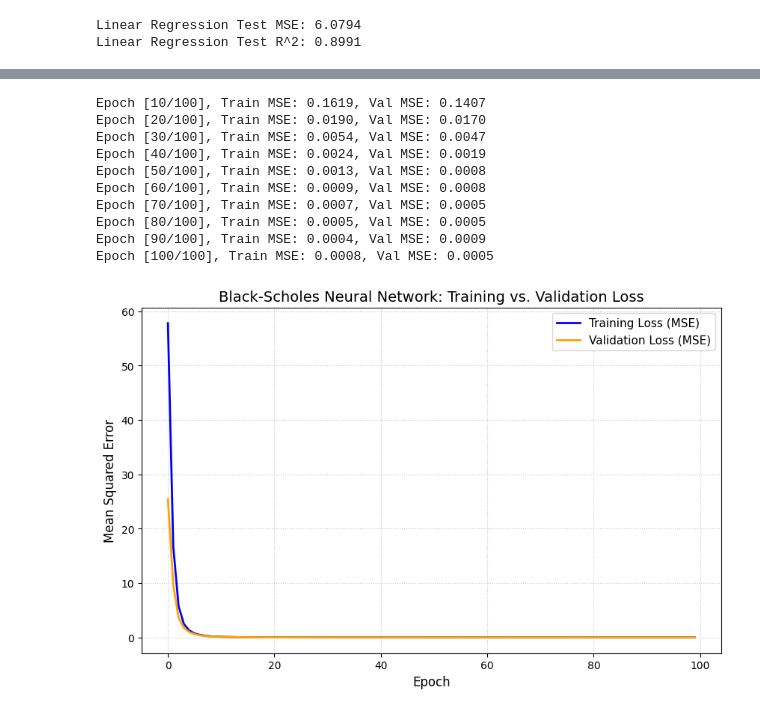
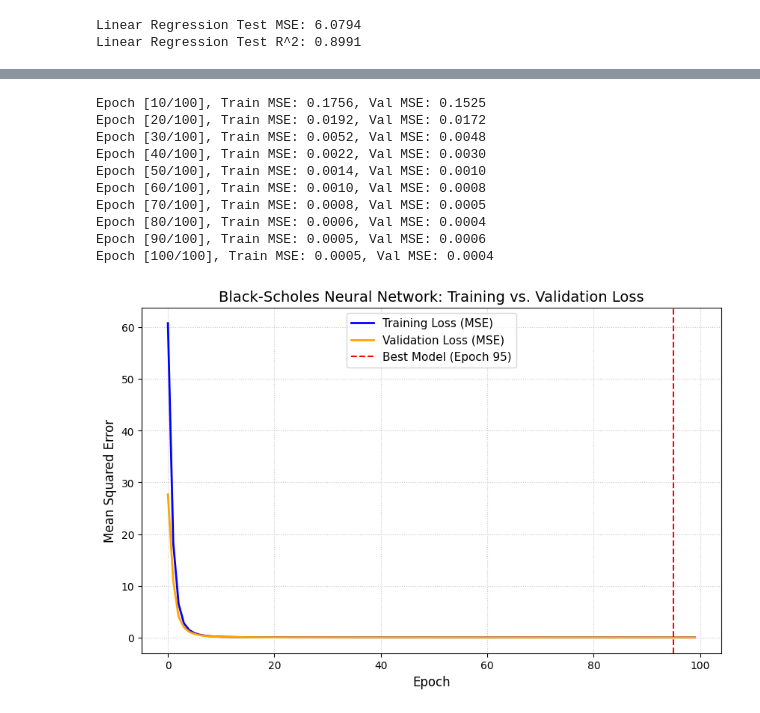
Before and after one commit to yangke34/RSM338-Assignment-6, a Jupyter notebook: RSM338 Assignment 6 Part B.ipynb, the cells around one changed output, grey strips where cells are left out. Saved outputs shown, nothing was run; the diff lists cells and outputs as text; code cells hidden in the pictures.

```diff
--- a/RSM338 Assignment 6 Part B.ipynb
+++ b/RSM338 Assignment 6 Part B.ipynb
@@ -122,7 +122,7 @@ import matplotlib.pyplot as plt
 import torch
 
 # Set seed for reproducibility
-torch.manual_seed(42)
+torch.manual_seed(23)
 
 # 1. Define the Neural Network Architecture
 class BlackScholesNet(nn.Module):
@@ -192,27 +192,33 @@ for epoch in range(epochs):
 
     if (epoch + 1) % 10 == 0:
         print(f'Epoch [{epoch+1}/{epochs}], Train MSE: {avg_train_loss:.4f}, Val MSE: {val_loss:.4f}')
-
-# 5. Plotting the Loss Curves
-plt.figure(figsize=(10, 6))
-plt.plot(train_losses, label='Training Loss (MSE)', color='blue', linewidth=2)
-plt.plot(val_losses, label='Validation Loss (MSE)', color='orange', linewidth=2)
-plt.title('Black-Scholes Neural Network: Training vs. Validation Loss', fontsize=14)
-plt.xlabel('Epoch', fontsize=12)
-plt.ylabel('Mean Squared Error', fontsize=12)
-plt.legend(fontsize=11)
-plt.grid(True, linestyle=':', alpha=0.7)
-plt.show()
 # %% [output]
-Epoch [10/100], Train MSE: 0.1619, Val MSE: 0.1407
-Epoch [20/100], Train MSE: 0.0190, Val MSE: 0.0170
-Epoch [30/100], Train MSE: 0.0054, Val MSE: 0.0047
-Epoch [40/100], Train MSE: 0.0024, Val MSE: 0.0019
-Epoch [50/100], Train MSE: 0.0013, Val MSE: 0.0008
-Epoch [60/100], Train MSE: 0.0009, Val MSE: 0.0008
-Epoch [70/100], Train MSE: 0.0007, Val MSE: 0.0005
-Epoch [80/100], Train MSE: 0.0005, Val MSE: 0.0005
-Epoch [90/100], Train MSE: 0.0004, Val MSE: 0.0009
-Epoch [100/100], Train MSE: 0.0008, Val MSE: 0.0005
+Epoch [10/100], Train MSE: 0.1756, Val MSE: 0.1525
+Epoch [20/100], Train MSE: 0.0192, Val MSE: 0.0172
+Epoch [30/100], Train MSE: 0.0052, Val MSE: 0.0048
+Epoch [40/100], Train MSE: 0.0022, Val MSE: 0.0030
+Epoch [50/100], Train MSE: 0.0014, Val MSE: 0.0010
+Epoch [60/100], Train MSE: 0.0010, Val MSE: 0.0008
+Epoch [70/100], Train MSE: 0.0008, Val MSE: 0.0005
+Epoch [80/100], Train MSE: 0.0006, Val MSE: 0.0004
+Epoch [90/100], Train MSE: 0.0005, Val MSE: 0.0006
+Epoch [100/100], Train MSE: 0.0005, Val MSE: 0.0004
-[figure, removed]
+# %%
+# Plotting the Loss Curves
+plt.figure(figsize=(10, 6))
+plt.plot(train_losses, label='Training Loss (MSE)', color='blue', linewidth=2)
+plt.plot(val_losses, label='Validation Loss (MSE)', color='orange', linewidth=2)
+
+# Find and plot the best epoch
+best_epoch = val_losses.index(min(val_losses))
+plt.axvline(x=best_epoch, color='red', linestyle='--', label=f'Best Model (Epoch {best_epoch})')
+
+plt.title('Black-Scholes Neural Network: Training vs. Validation Loss', fontsize=14)
+plt.xlabel('Epoch', fontsize=12)
+plt.ylabel('Mean Squared Error', fontsize=12)
+plt.legend(fontsize=11)
+plt.grid(True, linestyle=':', alpha=0.7)
+plt.show()
+# %% [output]
+[figure, added]
 # %% [markdown]
```
Also changed, not shown: parts of 6 cells of this notebook.
